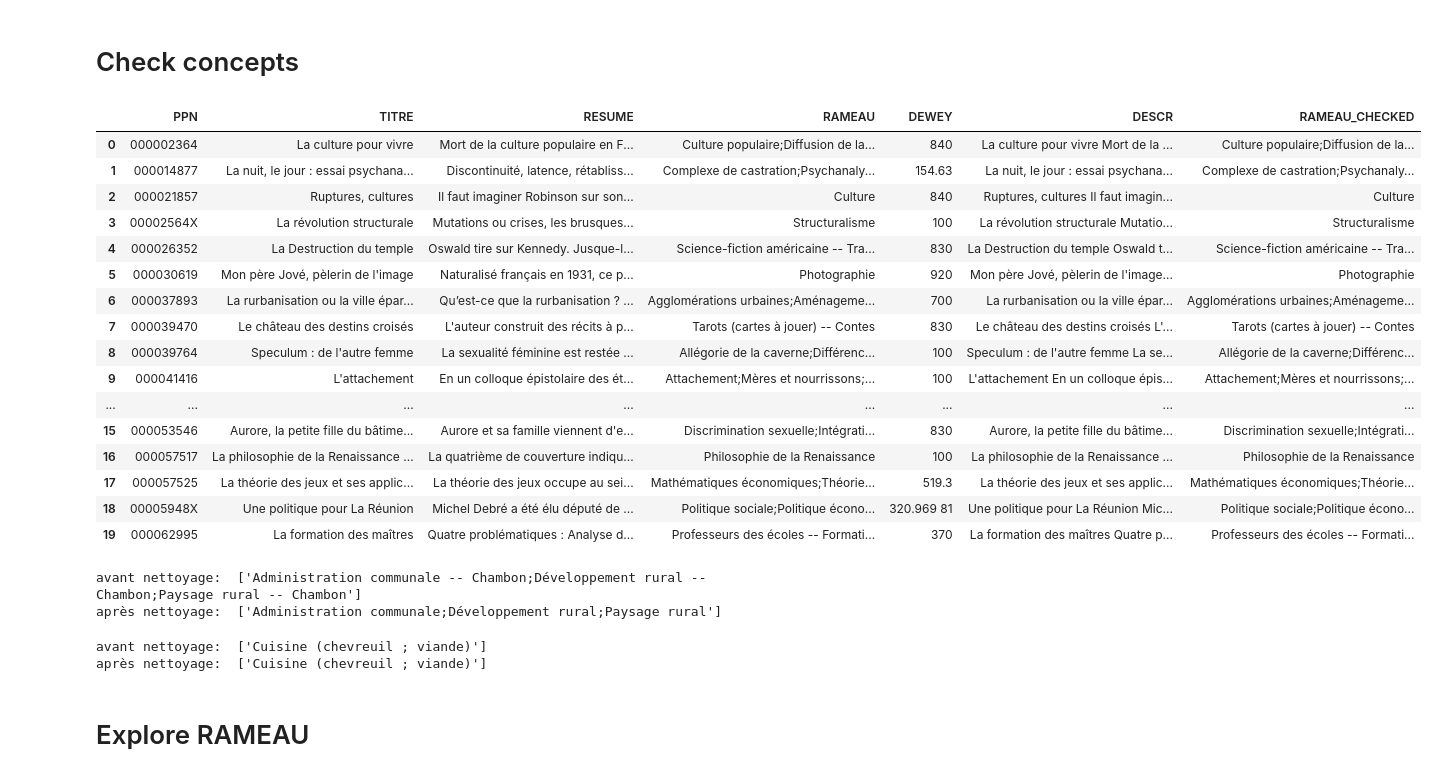
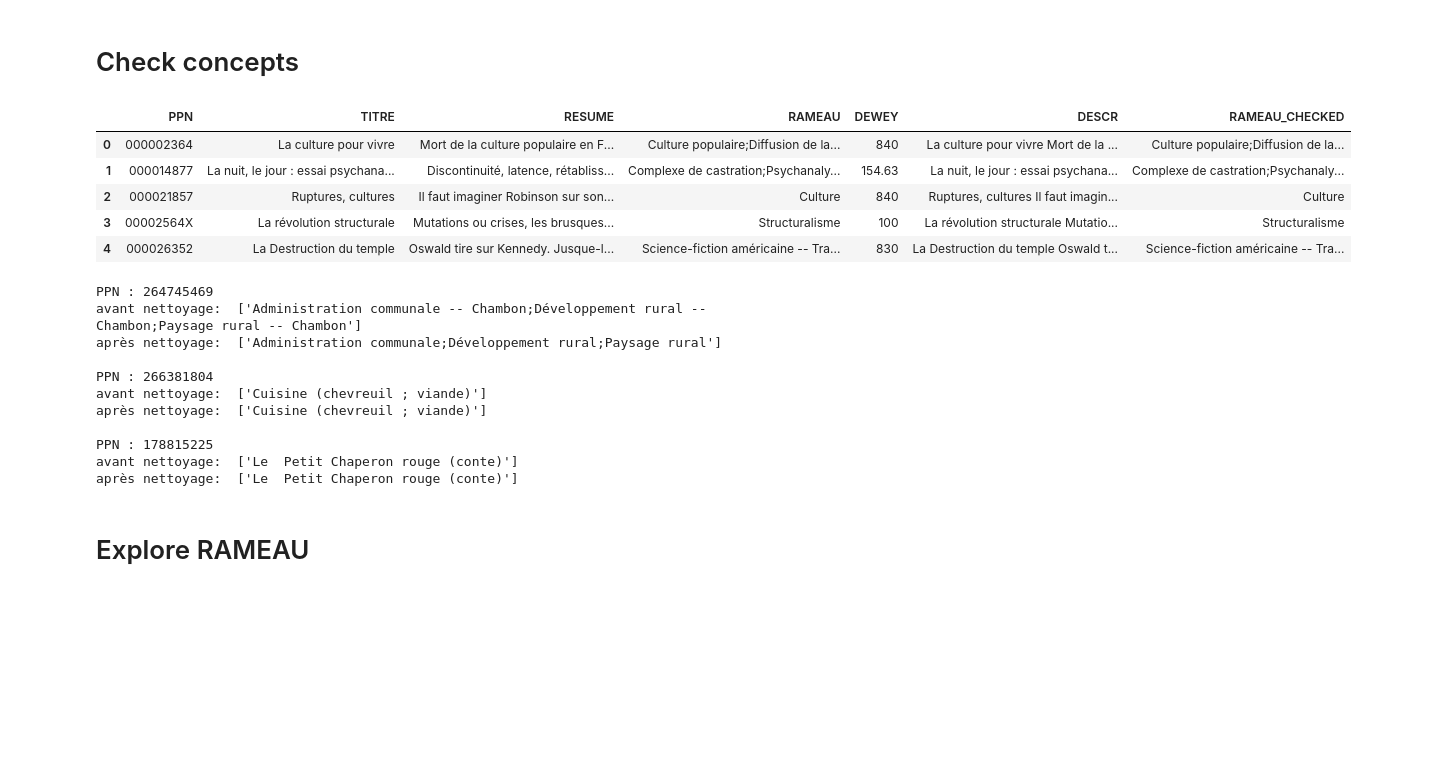
Before and after one commit to abes-esr/labo-indexation-ai, a Jupyter notebook: clean_sudoc_extraction.ipynb, the cells around one changed output. Saved outputs shown, nothing was run; the diff lists cells and outputs as text; code cells hidden in the pictures; blank space fills up the shorter version.

Commit message:
clean files and correct data

```diff
--- a/clean_sudoc_extraction.ipynb
+++ b/clean_sudoc_extraction.ipynb
@@ -79,6 +13,0 @@ pd.set_option('display.max_columns', None)
-# %%
-# Set paths
-path = "."
-os.chdir(path)
-data_path = path + "/data"
-fig_path = path + "/figs"
@@ -87,9 +13,0 @@ fig_path = path + "/figs"
-# %%
-def import_data(filename, encoding="utf-8", plot=False):
-    with open(
-        os.path.join(data_path, filename), 'r',
-            newline='', encoding=encoding) as csv_file:
-        csv_reader = csv.reader(csv_file, delimiter='\t',)
-        data = list(csv_reader)
-
-        return data
@@ -294,7 +108,7 @@ df.loc[:, "DESCR"] = df.loc[:, 'TITRE'] + ' ' + df.loc[:, 'RESUME']
 # %% [markdown]
 # Check concepts
 # %%
-def check_sudoc_indexation(chain):
+def check_sudoc_indexation(chain, authorized_concepts):
     pattern = r';\s*(?![^()]*\))'
     concepts = re.split(pattern, chain)
     rameau = []
@@ -303,7 +117,7 @@ def check_sudoc_indexation(chain):
     check_subconcepts = []
     # Explore 606 block
     for x in concepts :
-        if x in authorized_concepts:
+        if re.sub('  ', ' ', x) in authorized_concepts:
             check_concepts.append(x)
 
         elif " -- " in x:
@@ -334,43 +148,44 @@ def check_sudoc_indexation(chain):
 
     return rameau
 # %%
-# Keep only authorized concepts (Td and Tf) - takes long time (~ 25min)
-df["RAMEAU_CHECKED"] = df["RAMEAU"].apply(lambda x: check_sudoc_indexation(x))
+# Keep only authorized concepts (Td and Tf) - takes long time (~ 3min)
+df["RAMEAU_CHECKED"] = df["RAMEAU"].apply(lambda x: check_sudoc_indexation(x, authorized_concepts))
 df.head(5)
 # %% [output]
 |  | PPN | TITRE | RESUME | RAMEAU | DEWEY | DESCR | RAMEAU_CHECKED |
 | 0 | 000002364 | La culture pour vivre | Mort de la culture populaire en F... | Culture populaire;Diffusion de la... | 840 | La culture pour vivre Mort de la ... | Culture populaire;Diffusion de la... |
 | 1 | 000014877 | La nuit, le jour : essai psychana... | Discontinuité, latence, rétabliss... | Complexe de castration;Psychanaly... | 154.63 | La nuit, le jour : essai psychana... | Complexe de castration;Psychanaly... |
 | 2 | 000021857 | Ruptures, cultures | Il faut imaginer Robinson sur son... | Culture | 840 | Ruptures, cultures Il faut imagin... | Culture |
 | 3 | 00002564X | La révolution structurale | Mutations ou crises, les brusques... | Structuralisme | 100 | La révolution structurale Mutatio... | Structuralisme |
 | 4 | 000026352 | La Destruction du temple | Oswald tire sur Kennedy. Jusque-l... | Science-fiction américaine -- Tra... | 830 | La Destruction du temple Oswald t... | Science-fiction américaine -- Tra... |
-| 5 | 000030619 | Mon père Jové, pèlerin de l'image | Naturalisé français en 1931, ce p... | Photographie | 920 | Mon père Jové, pèlerin de l'image... | Photographie |
-| 6 | 000037893 | La rurbanisation ou la ville épar... | Qu’est-ce que la rurbanisation ? ... | Agglomérations urbaines;Aménageme... | 700 | La rurbanisation ou la ville épar... | Agglomérations urbaines;Aménageme... |
-| 7 | 000039470 | Le château des destins croisés | L'auteur construit des récits à p... | Tarots (cartes à jouer) -- Contes | 830 | Le château des destins croisés L'... | Tarots (cartes à jouer) -- Contes |
-| 8 | 000039764 | Speculum : de l'autre femme | La sexualité féminine est restée ... | Allégorie de la caverne;Différenc... | 100 | Speculum : de l'autre femme La se... | Allégorie de la caverne;Différenc... |
-| 9 | 000041416 | L'attachement | En un colloque épistolaire des ét... | Attachement;Mères et nourrissons;... | 100 | L'attachement En un colloque épis... | Attachement;Mères et nourrissons;... |
-| ... | ... | ... | ... | ... | ... | ... | ... |
-| 15 | 000053546 | Aurore, la petite fille du bâtime... | Aurore et sa famille viennent d'e... | Discrimination sexuelle;Intégrati... | 830 | Aurore, la petite fille du bâtime... | Discrimination sexuelle;Intégrati... |
-| 16 | 000057517 | La philosophie de la Renaissance ... | La quatrième de couverture indiqu... | Philosophie de la Renaissance | 100 | La philosophie de la Renaissance ... | Philosophie de la Renaissance |
-| 17 | 000057525 | La théorie des jeux et ses applic... | La théorie des jeux occupe au sei... | Mathématiques économiques;Théorie... | 519.3 | La théorie des jeux et ses applic... | Mathématiques économiques;Théorie... |
-| 18 | 00005948X | Une politique pour La Réunion | Michel Debré a été élu député de ... | Politique sociale;Politique écono... | 320.969 81 | Une politique pour La Réunion Mic... | Politique sociale;Politique écono... |
-| 19 | 000062995 | La formation des maîtres | Quatre problématiques : Analyse d... | Professeurs des écoles -- Formati... | 370 | La formation des maîtres Quatre p... | Professeurs des écoles -- Formati... |
 # %%
-# Check on 1 example
+# Check on 2 examples
 ppn = "264745469"
+print("PPN :", ppn)
 print("avant nettoyage: ", df.loc[df["PPN"] == ppn, "RAMEAU"].to_list())
 print("après nettoyage: ", df.loc[df["PPN"] == ppn, "RAMEAU_CHECKED"].to_list())
+
+ppn = "266381804"
+print("\nPPN :", ppn)
+print("avant nettoyage: ", df.loc[df["PPN"] == ppn, "RAMEAU"].to_list())
+print("après nettoyage: ", df.loc[df["PPN"] == ppn, "RAMEAU_CHECKED"].to_list())
+
+ppn = "178815225"
+print("\nPPN :", ppn)
+print("avant nettoyage: ", df.loc[df["PPN"] == ppn, "RAMEAU"].to_list())
+print("après nettoyage: ", df.loc[df["PPN"] == ppn, "RAMEAU_CHECKED"].to_list())
 # %% [output]
+PPN : 264745469
 avant nettoyage:  ['Administration communale -- Chambon;Développement rural -- Chambon;Paysage rural -- Chambon']
 après nettoyage:  ['Administration communale;Développement rural;Paysage rural']
+
+PPN : 266381804
+avant nettoyage:  ['Cuisine (chevreuil ; viande)']
+après nettoyage:  ['Cuisine (chevreuil ; viande)']
+
+PPN : 178815225
+avant nettoyage:  ['Le  Petit Chaperon rouge (conte)']
+après nettoyage:  ['Le  Petit Chaperon rouge (conte)']
-# %%
-# Check on 1 example
-ppn = "266381804"
-print("avant nettoyage: ", df.loc[df["PPN"] == ppn, "RAMEAU"].to_list())
-print("après nettoyage: ", df.loc[df["PPN"] == ppn, "RAMEAU_CHECKED"].to_list())
-# %% [output]
-avant nettoyage:  ['Cuisine (chevreuil ; viande)']
-après nettoyage:  ['Cuisine (chevreuil ; viande)']
 # %% [markdown]
 # Explore RAMEAU
 # %%
```
Also changed, not shown: parts of 28 cells of this notebook.
